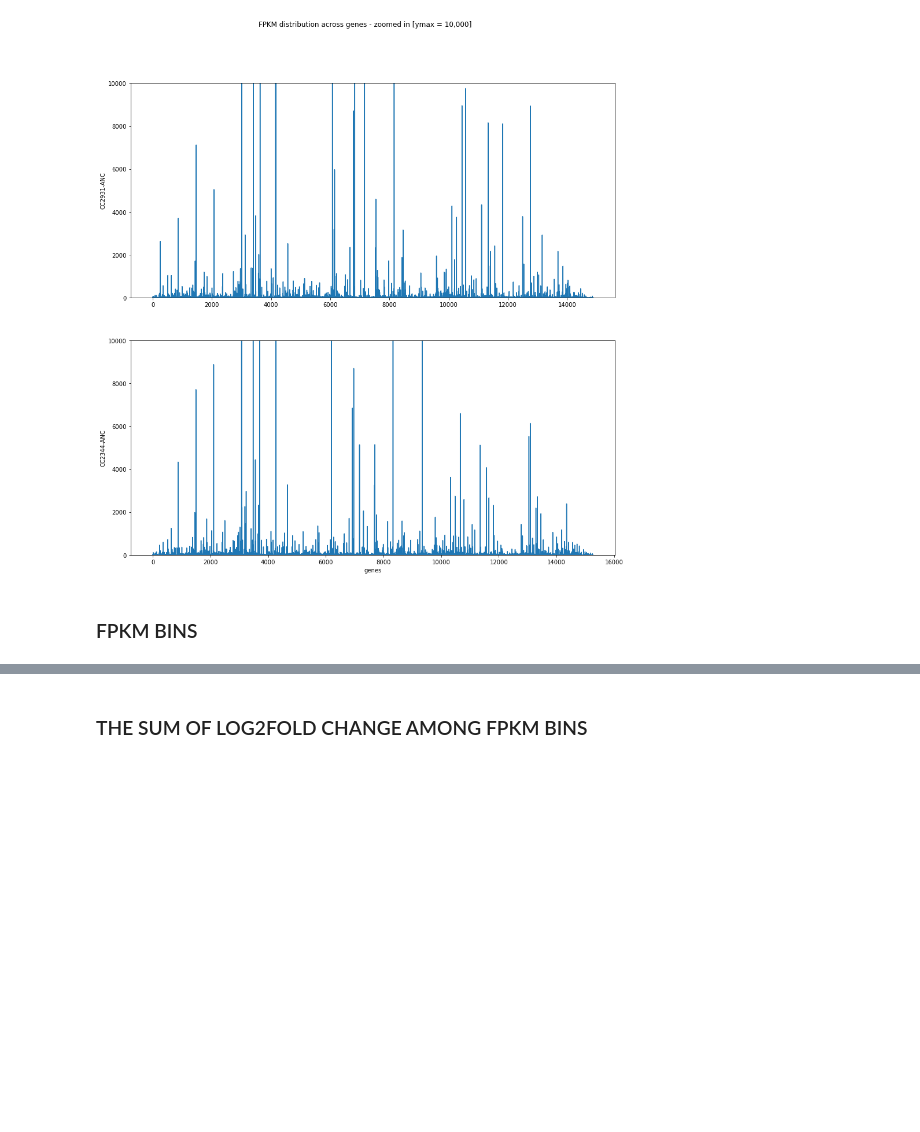
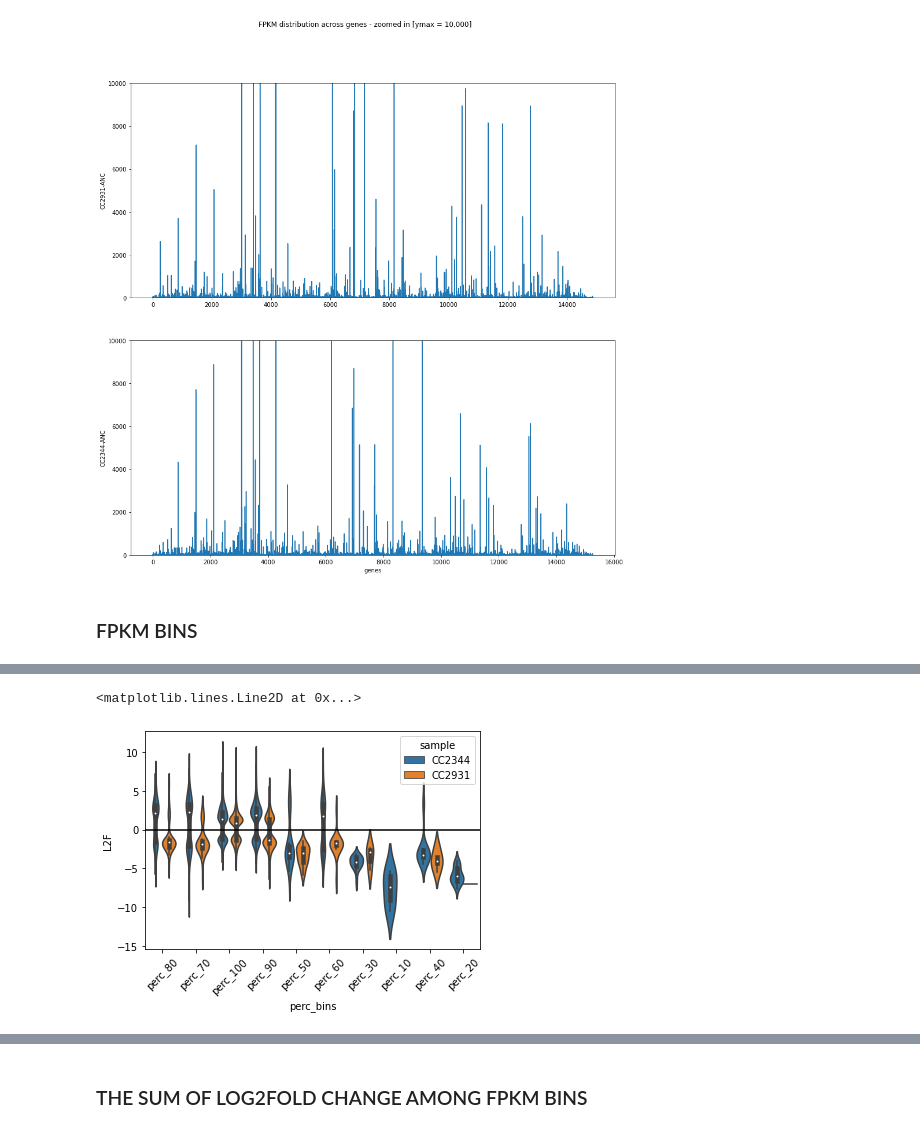
Before and after one commit to enibalogun/analysis, a Jupyter notebook: FPKM.ipynb, the cells around one changed output, grey strips where cells are left out. Cells and saved outputs as stored; diff of their text form; code cells hidden in the pictures; blank space fills up the shorter version.

```diff
--- a/FPKM.ipynb
+++ b/FPKM.ipynb
@@ -635,0 +705,7 @@ CC2344_bins['perc_90'] = sec_90['index'].values.tolist()
+# %%
+sns.violinplot(data = DEGs, x = 'perc_bins', y = 'L2F', hue = 'sample')
+plt.xticks(rotation = 45)
+plt.axhline(0, color = 'black')
+# %% [output]
+<matplotlib.lines.Line2D at 0x...>
+[figure, added]
```
Also changed, not shown: parts of 19 cells of this notebook, 3 other files.
